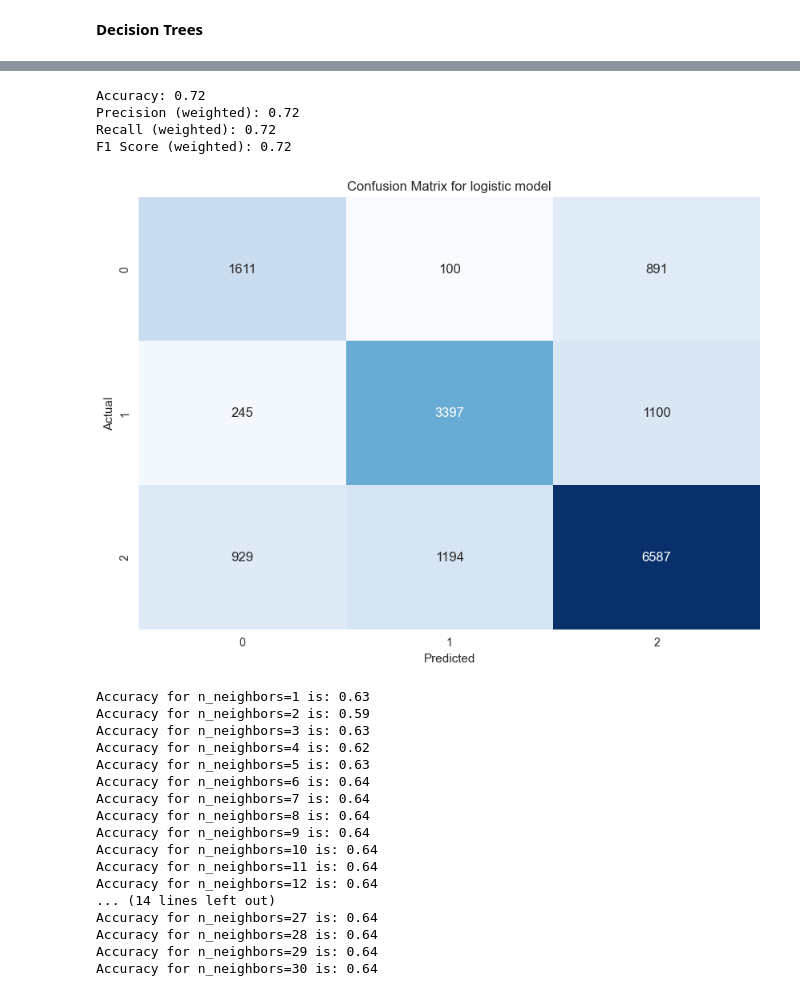
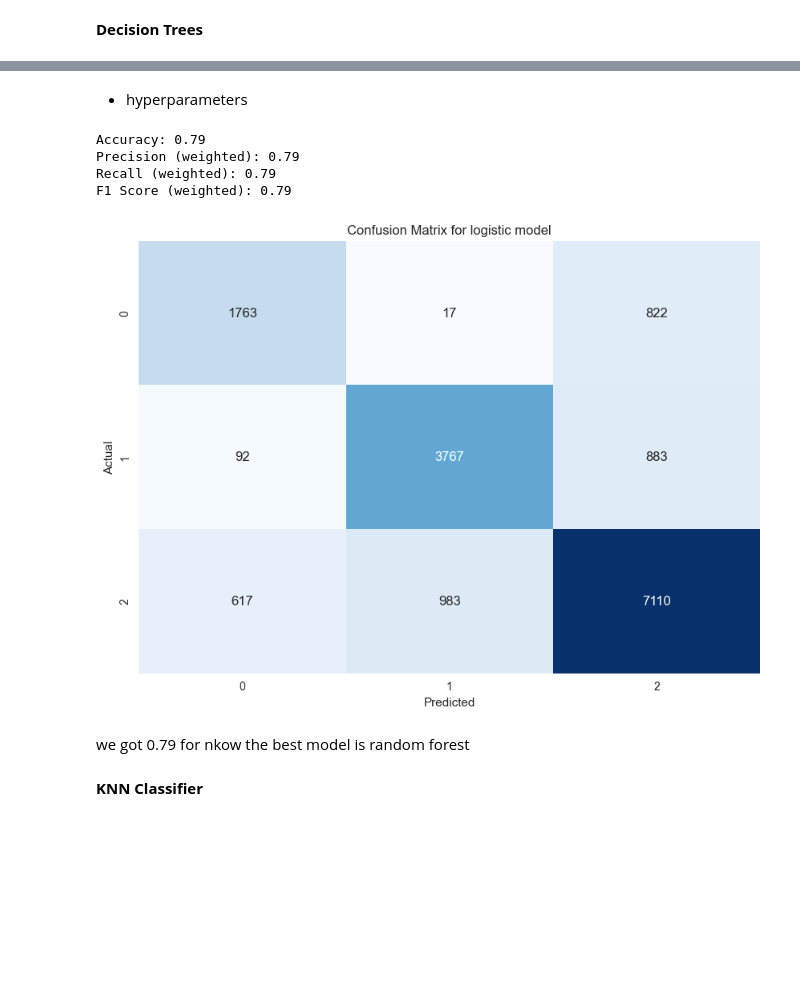
Before and after one commit to ishamel101/Credit-Score-Classification, a Jupyter notebook: Credit Score Classification.ipynb, the cells around one changed output, grey strips where cells are left out. Saved outputs shown, nothing was run; the diff lists cells and outputs as text; code cells hidden in the pictures; blank space fills up the shorter version.

```diff
--- a/Credit Score Classification.ipynb
+++ b/Credit Score Classification.ipynb
@@ -1156,48 +1176,34 @@ ry_pred = r_forest.predict(X_test)
-# %%
-evaluate_model(y_test, ry_pred)
-# %% [output]
-Accuracy: 0.72
-Precision (weighted): 0.72
-Recall (weighted): 0.72
-F1 Score (weighted): 0.72
-[figure, removed]
+# %% [markdown]
+- hyperparameters
+# %%
+# Define the hyperparameters
+params = {
+    'n_estimators': 50,
+    'criterion': 'gini',
+    'max_depth': None,
+    'min_samples_split': 2,
+    'min_samples_leaf': 1,
+    'max_features': 'sqrt'
+}
+
+# Initialize the Random Forest classifier
+r_clf = RandomForestClassifier(random_state=42, **params)
+r_clf.fit(X_train,y_train)
+ry_pred = r_clf.predict(X_test)
+
+# evaluation
+evaluate_model(y_test, ry_pred)
+# %% [output]
+Accuracy: 0.79
+Precision (weighted): 0.79
+Recall (weighted): 0.79
+F1 Score (weighted): 0.79
+[figure, added]
+# %% [markdown]
+we got 0.79 for nkow the best model is random forest
+# %% [markdown]
+**KNN Classifier**
 # %%
 from sklearn.neighbors import KNeighborsClassifier
 from sklearn.pipeline import Pipeline
 from sklearn.preprocessing import StandardScaler
-# %%
-# Define the range of n_neighbors
-n_neighbors_range = range(1, 31)
-clf = Pipeline(
-    steps=[("scaler", StandardScaler()), ("knn", KNeighborsClassifier(n_neighbors=11))]
-)
-# Initialize an empty list to store accuracy scores
-scores = []
-# Loop through different values of n_neighbors
-for k in n_neighbors_range:
-    #knn = KNeighborsClassifier(n_neighbors=k)
-    clf = Pipeline(
-    steps=[("scaler", StandardScaler()), ("knn", KNeighborsClassifier(n_neighbors=k))])
-    clf.fit(X_train_normalized, y_train)
-    y_pred = clf.predict(X_test_normalized)
-    accuracy = accuracy_score(y_test, y_pred)
-    scores.append(round(accuracy, 2))
-    print(f'Accuracy for n_neighbors={k} is: {accuracy:.2f}')
-# %% [output]
-Accuracy for n_neighbors=1 is: 0.63
-Accuracy for n_neighbors=2 is: 0.59
-Accuracy for n_neighbors=3 is: 0.63
-Accuracy for n_neighbors=4 is: 0.62
-Accuracy for n_neighbors=5 is: 0.63
-Accuracy for n_neighbors=6 is: 0.64
-Accuracy for n_neighbors=7 is: 0.64
-Accuracy for n_neighbors=8 is: 0.64
-Accuracy for n_neighbors=9 is: 0.64
-Accuracy for n_neighbors=10 is: 0.64
-Accuracy for n_neighbors=11 is: 0.64
-Accuracy for n_neighbors=12 is: 0.64
-... (14 lines left out)
-Accuracy for n_neighbors=27 is: 0.64
-Accuracy for n_neighbors=28 is: 0.64
-Accuracy for n_neighbors=29 is: 0.64
-Accuracy for n_neighbors=30 is: 0.64
```
Also changed, not shown: parts of 16 cells of this notebook.
